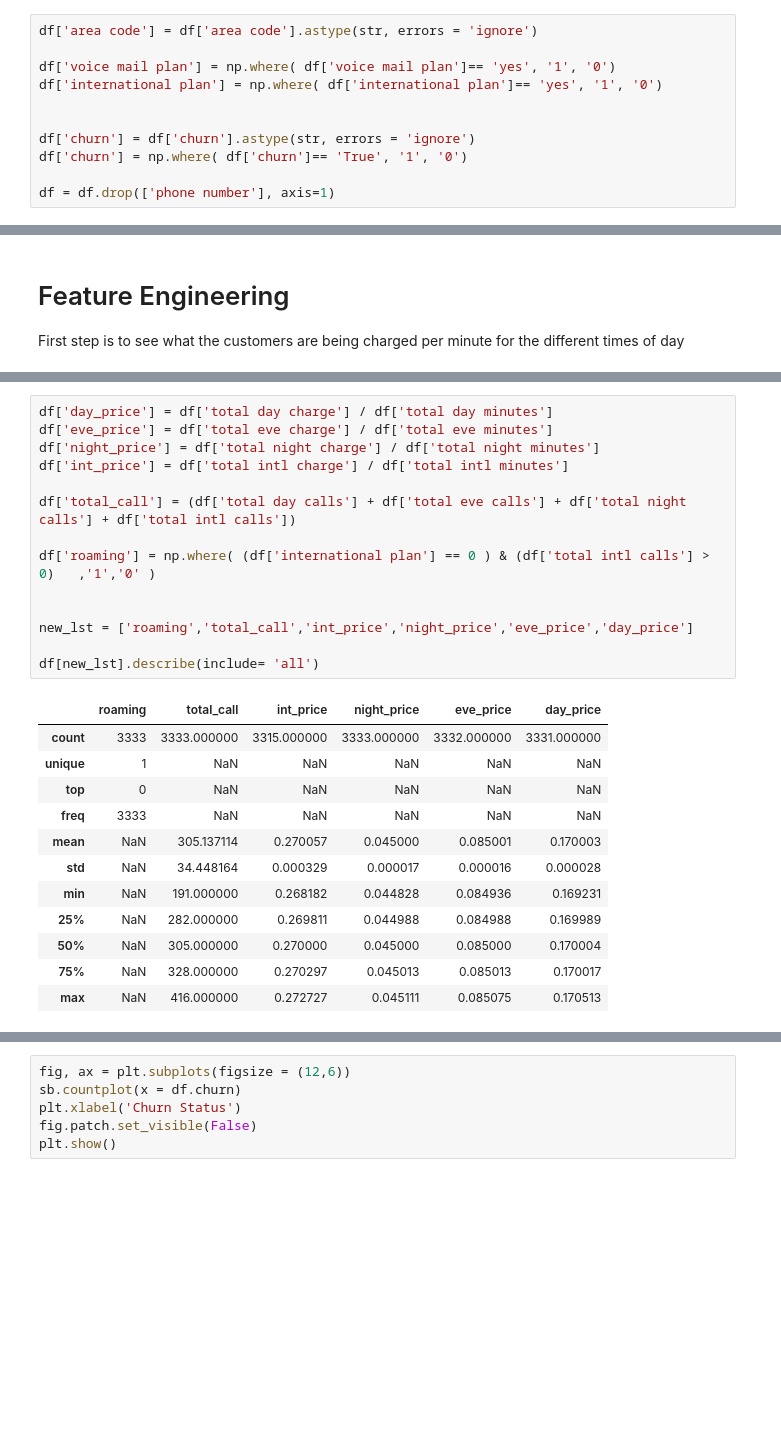
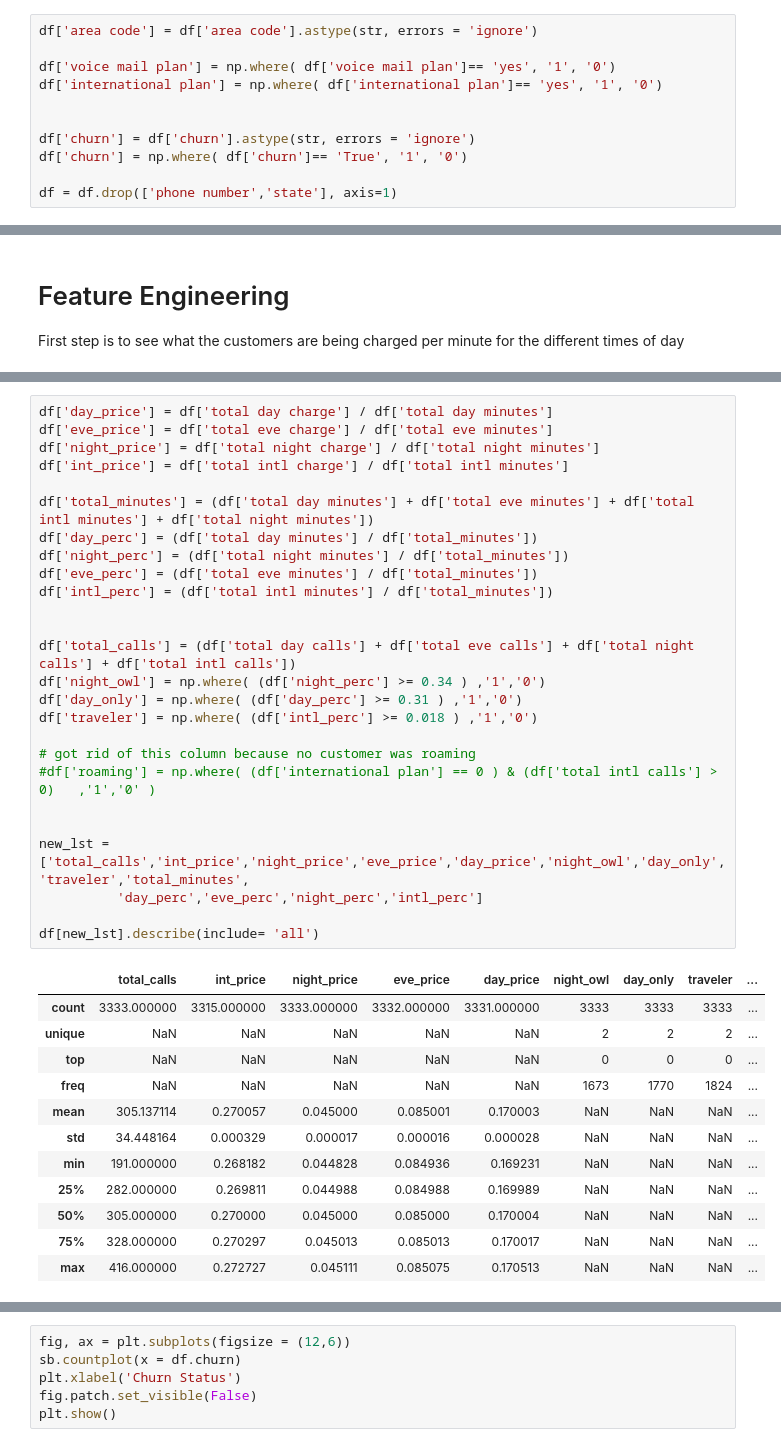
Before and after one commit to ptorres001/customer_churn, a Jupyter notebook: 01_EDA_Cleaning.ipynb, the cells around one changed output, grey strips where cells are left out. Saved outputs shown, nothing was run; the diff lists cells and outputs as text; blank space fills up the shorter version.

```diff
--- a/01_EDA_Cleaning.ipynb
+++ b/01_EDA_Cleaning.ipynb
@@ -52,7 +53,7 @@ df['international plan'] = np.where( df['international plan']== 'yes', '1', '0')
 df['churn'] = df['churn'].astype(str, errors = 'ignore')
 df['churn'] = np.where( df['churn']== 'True', '1', '0')
 
-df = df.drop(['phone number'], axis=1)
+df = df.drop(['phone number','state'], axis=1)
 # %%
 df.isna().sum()
 # %% [output]
@@ -192,27 +227,39 @@ First step is to see what the customers are being charged per minute for the dif
 # %%
 df['day_price'] = df['total day charge'] / df['total day minutes']
 df['eve_price'] = df['total eve charge'] / df['total eve minutes']
 df['night_price'] = df['total night charge'] / df['total night minutes']
 df['int_price'] = df['total intl charge'] / df['total intl minutes']
 
-df['total_call'] = (df['total day calls'] + df['total eve calls'] + df['total night calls'] + df['total intl calls'])
-
-df['roaming'] = np.where( (df['international plan'] == 0 ) & (df['total intl calls'] > 0)   ,'1','0' )
+df['total_minutes'] = (df['total day minutes'] + df['total eve minutes'] + df['total intl minutes'] + df['total night minutes'])
+df['day_perc'] = (df['total day minutes'] / df['total_minutes'])
+df['night_perc'] = (df['total night minutes'] / df['total_minutes'])
+df['eve_perc'] = (df['total eve minutes'] / df['total_minutes'])
+df['intl_perc'] = (df['total intl minutes'] / df['total_minutes'])
 
 
-new_lst = ['roaming','total_call','int_price','night_price','eve_price','day_price']
+df['total_calls'] = (df['total day calls'] + df['total eve calls'] + df['total night calls'] + df['total intl calls'])
+df['night_owl'] = np.where( (df['night_perc'] >= 0.34 ) ,'1','0')
+df['day_only'] = np.where( (df['day_perc'] >= 0.31 ) ,'1','0')
+df['traveler'] = np.where( (df['intl_perc'] >= 0.018 ) ,'1','0')
+
+# got rid of this column because no customer was roaming
+#df['roaming'] = np.where( (df['international plan'] == 0 ) & (df['total intl calls'] > 0)   ,'1','0' )
+
+
+new_lst = ['total_calls','int_price','night_price','eve_price','day_price','night_owl','day_only','traveler','total_minutes',
+          'day_perc','eve_perc','night_perc','intl_perc']
 
 df[new_lst].describe(include= 'all')
 # %% [output]
-|  | roaming | total_call | int_price | night_price | eve_price | day_price |
-| count | 3333 | 3333.000000 | 3315.000000 | 3333.000000 | 3332.000000 | 3331.000000 |
-| unique | 1 | NaN | NaN | NaN | NaN | NaN |
-| top | 0 | NaN | NaN | NaN | NaN | NaN |
-| freq | 3333 | NaN | NaN | NaN | NaN | NaN |
-| mean | NaN | 305.137114 | 0.270057 | 0.045000 | 0.085001 | 0.170003 |
-| std | NaN | 34.448164 | 0.000329 | 0.000017 | 0.000016 | 0.000028 |
-| min | NaN | 191.000000 | 0.268182 | 0.044828 | 0.084936 | 0.169231 |
-| 25% | NaN | 282.000000 | 0.269811 | 0.044988 | 0.084988 | 0.169989 |
-| 50% | NaN | 305.000000 | 0.270000 | 0.045000 | 0.085000 | 0.170004 |
-| 75% | NaN | 328.000000 | 0.270297 | 0.045013 | 0.085013 | 0.170017 |
-| max | NaN | 416.000000 | 0.272727 | 0.045111 | 0.085075 | 0.170513 |
+|  | total_calls | int_price | night_price | eve_price | day_price | night_owl | day_only | traveler | ... |
+| count | 3333.000000 | 3315.000000 | 3333.000000 | 3332.000000 | 3331.000000 | 3333 | 3333 | 3333 | ... |
+| unique | NaN | NaN | NaN | NaN | NaN | 2 | 2 | 2 | ... |
+| top | NaN | NaN | NaN | NaN | NaN | 0 | 0 | 0 | ... |
+| freq | NaN | NaN | NaN | NaN | NaN | 1673 | 1770 | 1824 | ... |
+| mean | 305.137114 | 0.270057 | 0.045000 | 0.085001 | 0.170003 | NaN | NaN | NaN | ... |
+| std | 34.448164 | 0.000329 | 0.000017 | 0.000016 | 0.000028 | NaN | NaN | NaN | ... |
+| min | 191.000000 | 0.268182 | 0.044828 | 0.084936 | 0.169231 | NaN | NaN | NaN | ... |
+| 25% | 282.000000 | 0.269811 | 0.044988 | 0.084988 | 0.169989 | NaN | NaN | NaN | ... |
+| 50% | 305.000000 | 0.270000 | 0.045000 | 0.085000 | 0.170004 | NaN | NaN | NaN | ... |
+| 75% | 328.000000 | 0.270297 | 0.045013 | 0.085013 | 0.170017 | NaN | NaN | NaN | ... |
+| max | 416.000000 | 0.272727 | 0.045111 | 0.085075 | 0.170513 | NaN | NaN | NaN | ... |
```
Also changed, not shown: parts of 29 cells of this notebook.
